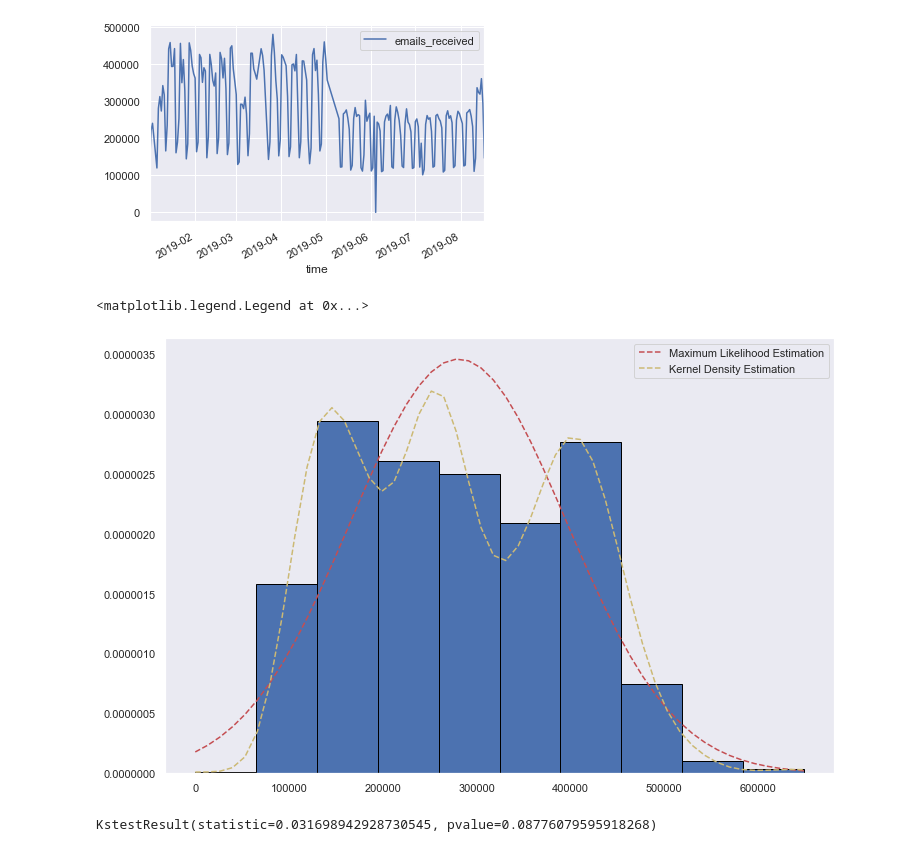
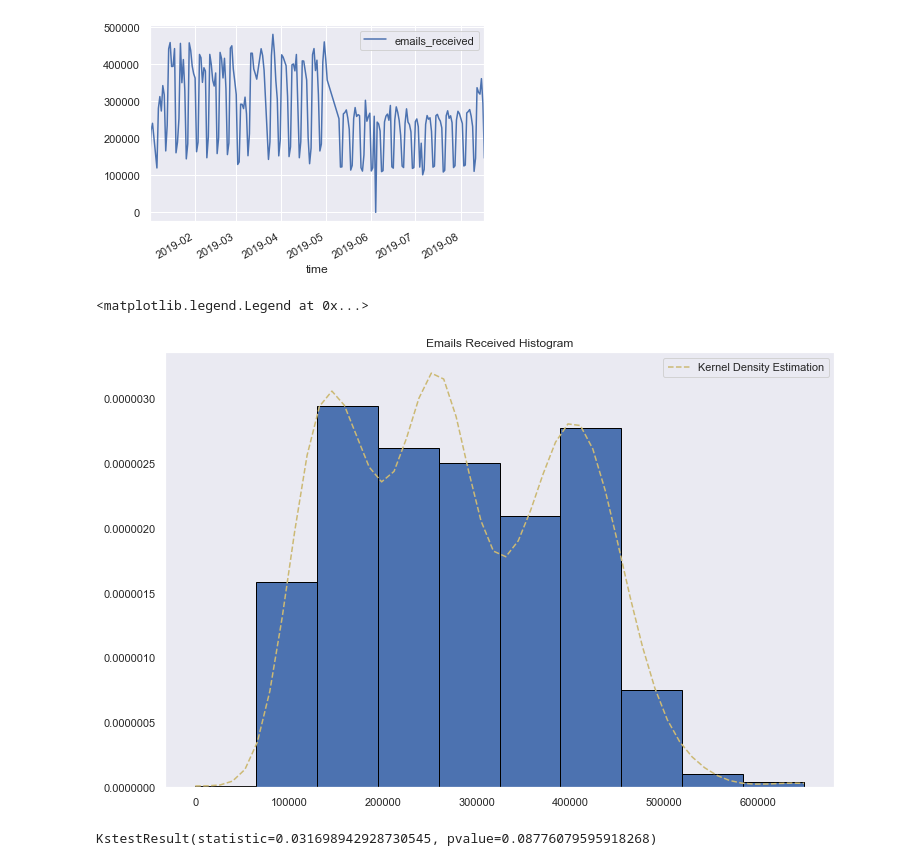
Before and after one commit to UNCG-CSE/G_Suite_Metrics, a Jupyter notebook: src/Henry/Gmail Analysis/Estimators/emails_received.ipynb, the cells around one changed output. Cells and saved outputs as stored; diff of their text form; code cells hidden in the pictures.

```diff
--- a/src/Henry/Gmail Analysis/Estimators/emails_received.ipynb
+++ b/src/Henry/Gmail Analysis/Estimators/emails_received.ipynb
@@ -117,16 +117,17 @@ density = kde.gaussian_kde(er, bw_method=None)
 # %%
 import numpy as np
 er.hist(normed=True, bins=10, grid=False, ec='black', figsize=(12,8))
 x = np.linspace(0, er.max())
 xgrid = np.linspace(x.min(), x.max(), 100)
 
 #l1, = plt.plot(x, norm.pdf(x, alpha[-1], beta[-1]), 'm-', label="Method Of Moments")
-l2, = plt.plot(x, norm.pdf(x, alpha, beta), 'r--', label="Maximum Likelihood Estimation")
+#l2, = plt.plot(x, norm.pdf(x, alpha, beta), 'r--', label="Maximum Likelihood Estimation")
+plt.title('Emails Received Histogram')
 l3, = plt.plot(x, density(x), 'y--', label="Kernel Density Estimation")
-plt.legend(handles=[l2,l3])
+plt.legend(handles=[l3])
 # %% [output]
 <matplotlib.legend.Legend at 0x...>
-[figure, old version]
+[figure, new version]
 # %%
 my_cdf = lambda ary: np.array([density.integrate_box_1d(-np.inf, x) for x in ary])
 # %%
```
Also changed, not shown: 1 other file.
